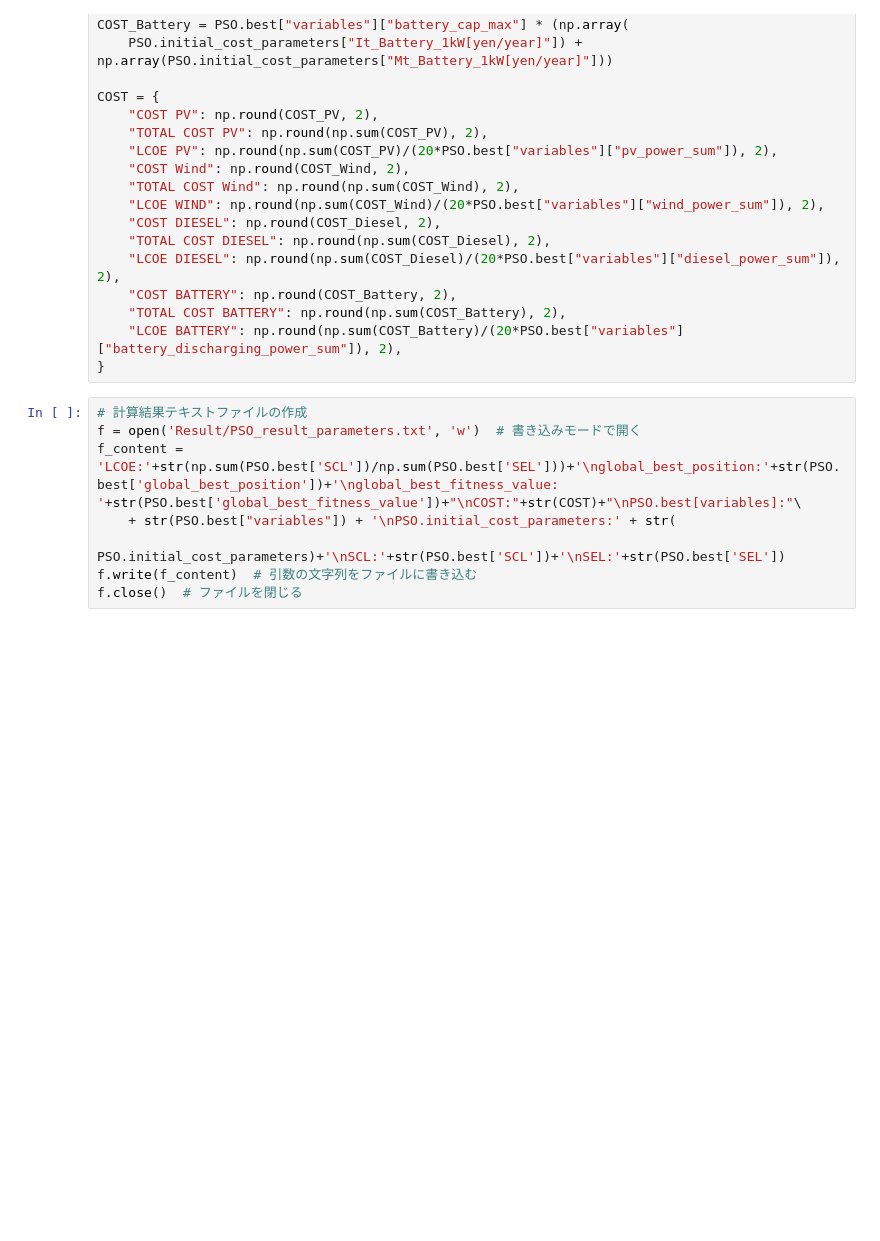
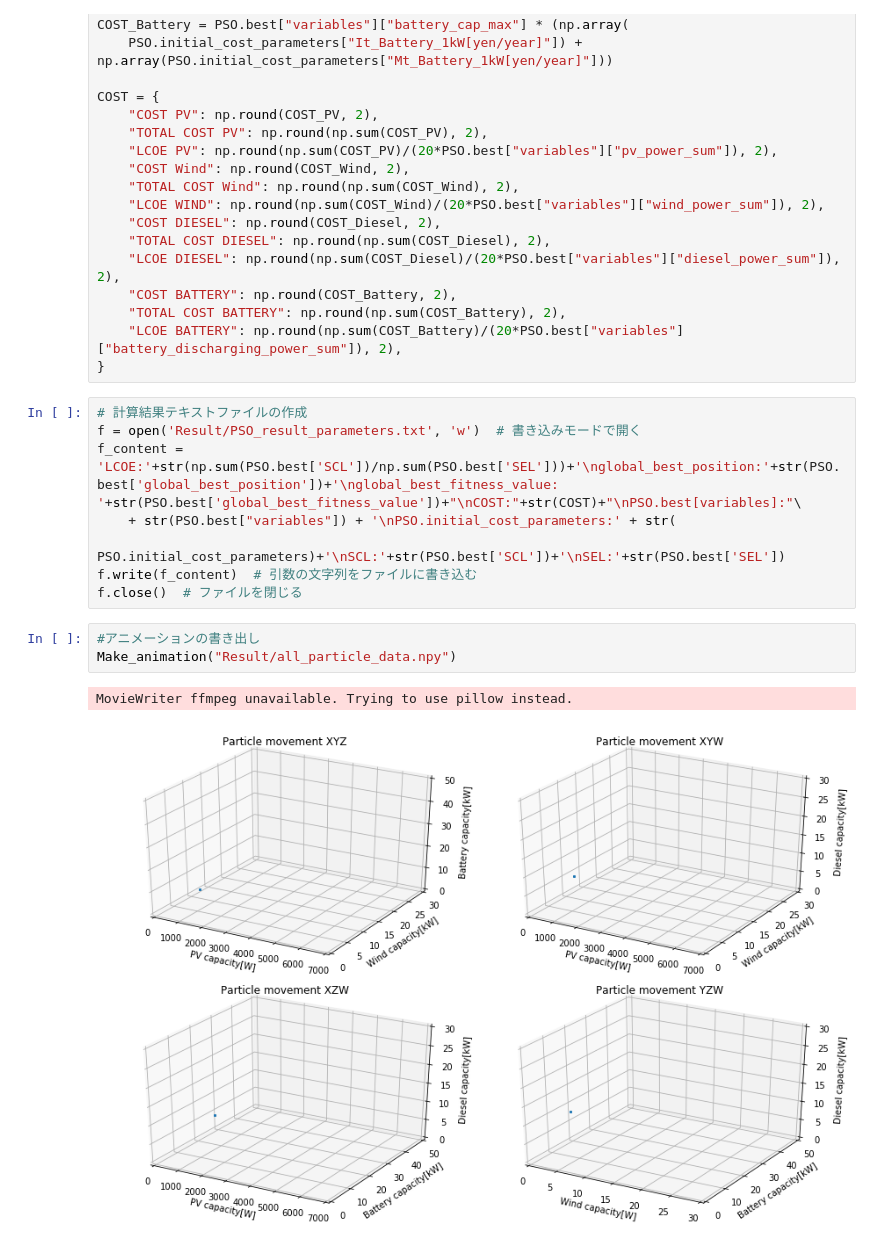
Before and after one commit to insideman02468/Miniconda, a Jupyter notebook: PSO/Microgrid optimization/In objective approach/MicrogridPSO.ipynb, the cells around one changed output. Cells and saved outputs as stored; diff of their text form; blank space fills up the shorter version.

Commit message:
Implement animation function

```diff
--- a/PSO/Microgrid optimization/In objective approach/MicrogridPSO.ipynb
+++ b/PSO/Microgrid optimization/In objective approach/MicrogridPSO.ipynb
@@ -130,5 +173,11 @@ f_content = 'LCOE:'+str(np.sum(PSO.best['SCL'])/np.sum(PSO.best['SEL']))+'\nglob
         PSO.initial_cost_parameters)+'\nSCL:'+str(PSO.best['SCL'])+'\nSEL:'+str(PSO.best['SEL'])
 f.write(f_content)  # 引数の文字列をファイルに書き込む
 f.close()  # ファイルを閉じる
+# %%
+#アニメーションの書き出し
+Make_animation("Result/all_particle_data.npy")
+# %% [output]
+MovieWriter ffmpeg unavailable. Trying to use pillow instead.
+[figure, added]
 # %%
 PSO.best['SCL']
```
Also changed, not shown: parts of 11 cells of this notebook, 11 other files.
